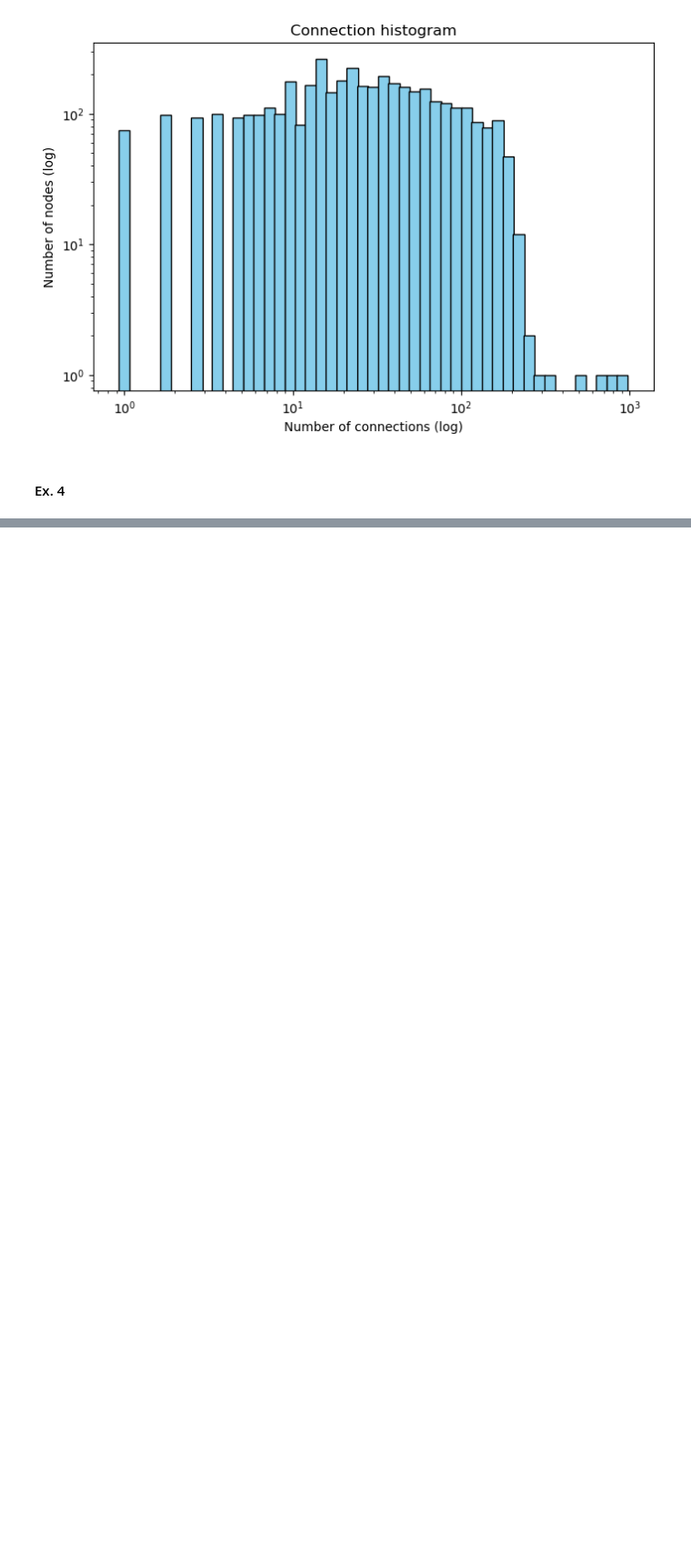
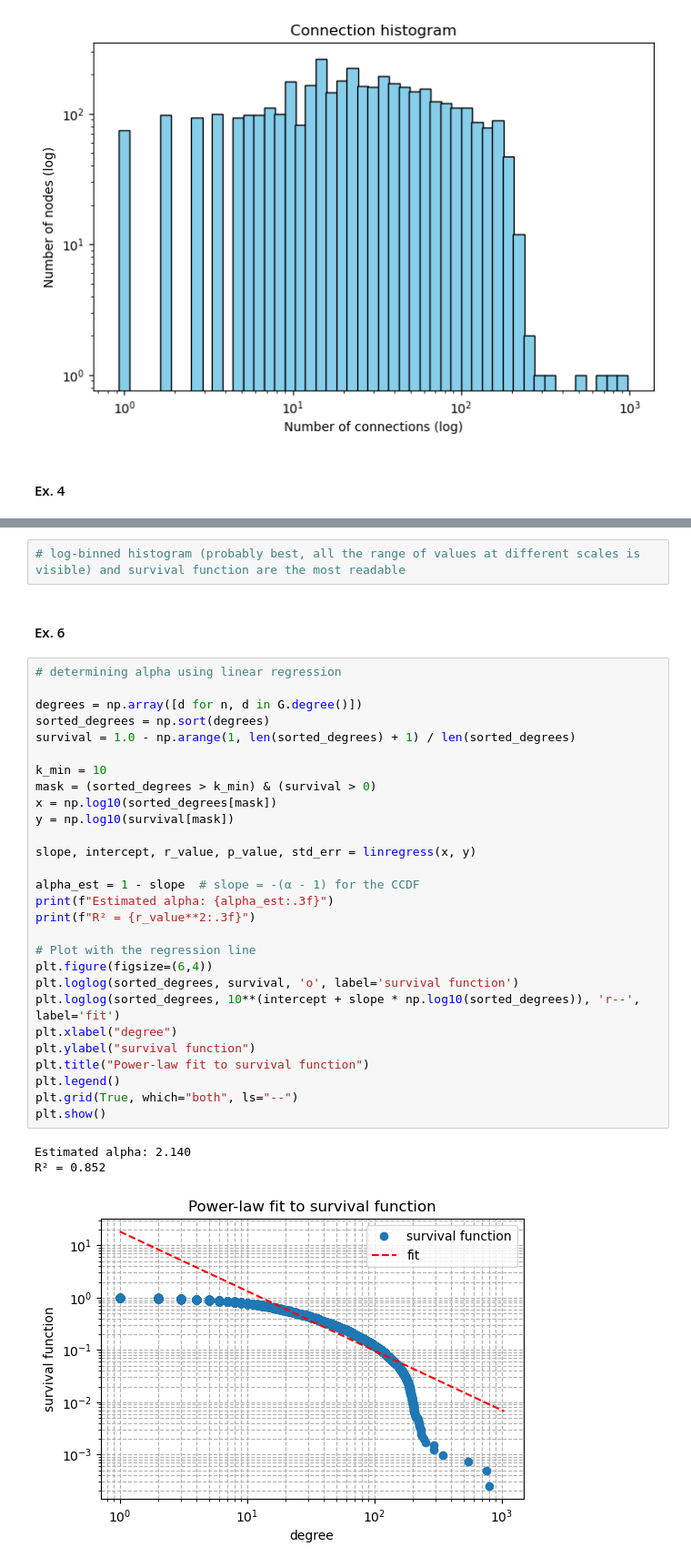
Before and after one commit to kubek22/SNARS, a Jupyter notebook: project4/project4.ipynb, the cells around one changed output, grey strips where cells are left out. Shown at 91% size. Cells and saved outputs as stored; diff of their text form; blank space fills up the shorter version.

```diff
--- a/project4/project4.ipynb
+++ b/project4/project4.ipynb
@@ -91,0 +125,36 @@ plt.show()
+# %%
+# log-binned histogram (probably best, all the range of values at different scales is visible) and survival function are the most readable
+# %% [markdown]
+#### Ex. 6
+# %%
+# determining alpha using linear regression
+
+degrees = np.array([d for n, d in G.degree()])
+sorted_degrees = np.sort(degrees)
+survival = 1.0 - np.arange(1, len(sorted_degrees) + 1) / len(sorted_degrees)
+
+k_min = 10
+mask = (sorted_degrees > k_min) & (survival > 0)
+x = np.log10(sorted_degrees[mask])
+y = np.log10(survival[mask])
+
+slope, intercept, r_value, p_value, std_err = linregress(x, y)
+
+alpha_est = 1 - slope  # slope = -(α - 1) for the CCDF
+print(f"Estimated alpha: {alpha_est:.3f}")
+print(f"R² = {r_value**2:.3f}")
+
+# Plot with the regression line
+plt.figure(figsize=(6,4))
+plt.loglog(sorted_degrees, survival, 'o', label='survival function')
+plt.loglog(sorted_degrees, 10**(intercept + slope * np.log10(sorted_degrees)), 'r--', label='fit')
+plt.xlabel("degree")
+plt.ylabel("survival function")
+plt.title("Power-law fit to survival function")
+plt.legend()
+plt.grid(True, which="both", ls="--")
+plt.show()
+# %% [output]
+Estimated alpha: 2.140
+R² = 0.852
+[figure, added]
```
Also changed, not shown: parts of 9 cells of this notebook.
